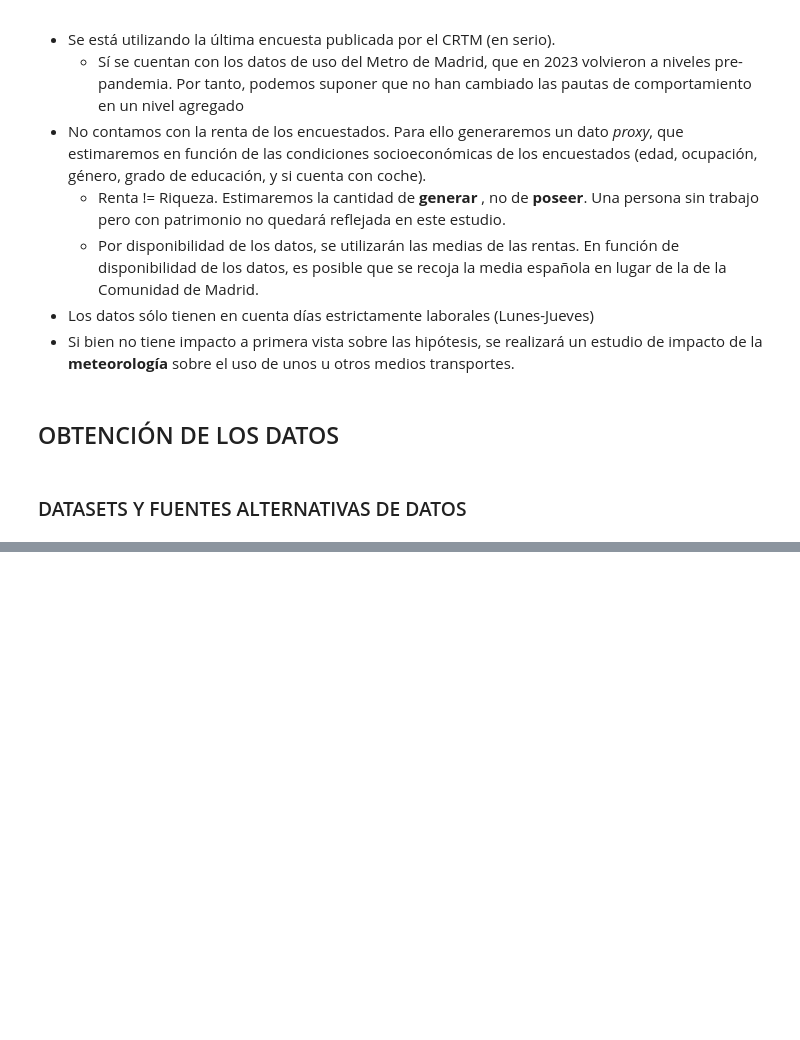
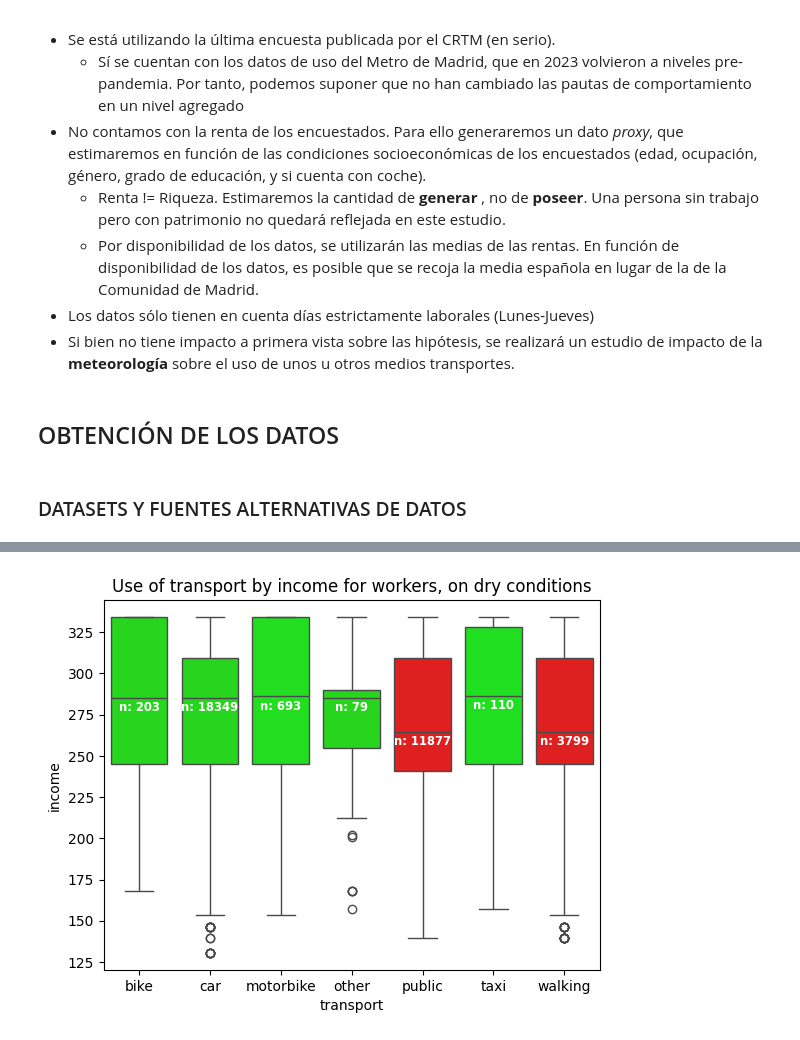
Before and after one commit to RauGarGom/madrid_transp_renta, a Jupyter notebook: precode.ipynb, the cells around one changed output, grey strips where cells are left out. Cells and saved outputs as stored; diff of their text form; code cells hidden in the pictures; blank space fills up the shorter version.

```diff
--- a/precode.ipynb
+++ b/precode.ipynb
@@ -144,0 +62,29 @@ Name: id_indiv, Length: 122, dtype: int64
+# %%
+import seaborn as sns
+import matplotlib.colors as mcolors
+
+
+df_transp_dry_work = df_transp[(df_transp["weather"] == "dry") & (df_transp["reason"] == "work")]
+###Colors
+transp_medians = df_transp_dry_work.groupby('transport')['income'].median().sort_index(ascending=True)
+initial_color = np.array([1, 0, 0])
+final_color = np.array([0, 1, 0])
+norm_medians = (transp_medians-transp_medians.min()) / (transp_medians.max() - transp_medians.min())
+colors_medians = [mcolors.to_hex(initial_color * (1 - n) + final_color * n) for n in norm_medians]
+
+### HIPÓTESIS 1: Análisis
+#Painting the plot
+ax = sns.boxplot(x=df_transp_dry_work['transport'],y=df_transp_dry_work['income'],hue=df_transp_dry_work['transport'],order=transp_medians.index,hue_order=transp_medians.index, palette=colors_medians)
+#Printing number of observations
+nobs = df_transp_dry_work.groupby('transport').size().sort_index(ascending=True).values
+nobs = [str(x) for x in nobs.tolist()]
+nobs = ["n: " + i for i in nobs]
+pos=range(len(nobs))
+for tick,label in zip(pos,ax.get_xticklabels()):
+    plt.text(pos[tick], transp_medians.iloc[tick] - 8, nobs[tick], horizontalalignment='center', size='small', color='w', weight='semibold')
+
+plt.title("Use of transport by income for workers, on dry conditions")
+plt.savefig("./img/plots/box/transport_income_workers_dry.png");
+plt.show()
+# %% [output]
+[figure, added]
```
Also changed, not shown: parts of 13 cells of this notebook, 26 other files.
